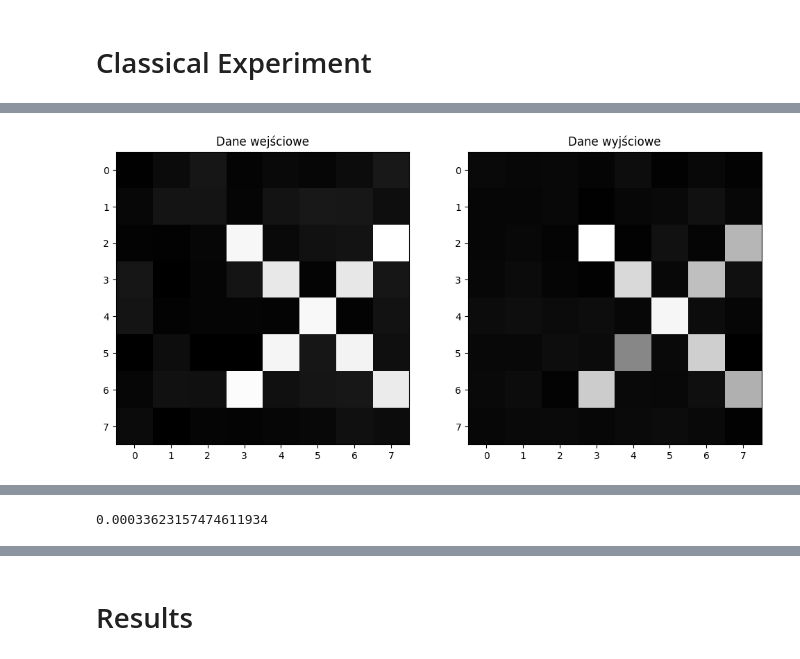
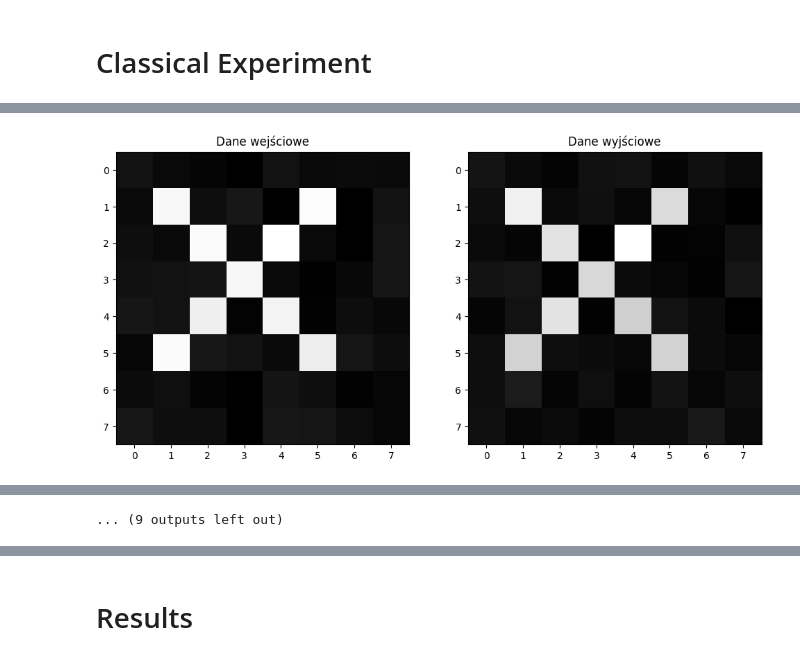
Before and after one commit to OleksandrKotyk/PracaMagisterska, a Jupyter notebook: experiments /autoencoder.ipynb, the cells around one changed output, grey strips where cells are left out. Saved outputs shown, nothing was run; the diff lists cells and outputs as text; code cells hidden in the pictures.

Commit message:
All changes applied to autoencoder and now it is synchonized with the master thesis

```diff
--- a/experiments /autoencoder.ipynb
+++ b/experiments /autoencoder.ipynb
@@ -156,7 +157,7 @@ plt.show()
 # %%
 n_of_train_data = 25
 
-n_of_samples_for_each_figure = 3
+n_of_samples_for_each_figure = 1
 
 figure_positions = [
     [i, j] for i in range(image_resolution[0]) for j in range(image_resolution[1]) for _ in range(n_of_samples_for_each_figure)]
@@ -559,6 +568,5 @@ plt.show()
 # %%
 classical_diagonal_mse = validate_classical_autoencoder(
-    diagonal_cross_test_set[:5],
-    autoencoder.predict(diagonal_cross_test_set[:5]))
-classical_diagonal_mse
+    diagonal_cross_test_set[:],
+    autoencoder.predict(diagonal_cross_test_set[:]))
 # %% [output]
@@ -568 +576 @@ classical_diagonal_mse
-[figure, old version]
+[figure, new version]
@@ -571,4 +585,4 @@ classical_diagonal_mse
-0.00033623157474611934
+... (9 outputs left out)
 # %%
 classical_vertical_mse = validate_classical_autoencoder(
     vertical_cross_test_set[:],
```
Also changed, not shown: parts of 13 cells of this notebook.
